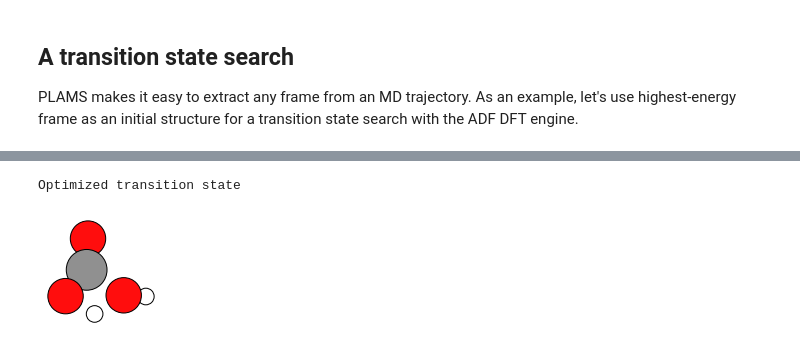
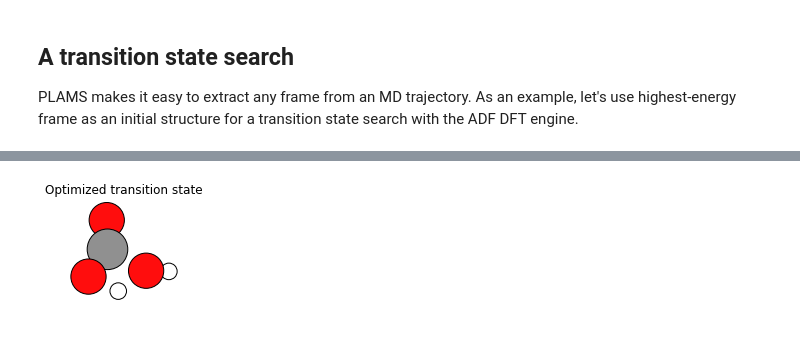
Before and after one commit to patrickmelix/PLAMS, a Jupyter notebook: doc/source/examples/AMSPlumedMD/ams_plumed.ipynb, the cells around one changed output, grey strips where cells are left out. Saved outputs shown, nothing was run; the diff lists cells and outputs as text; code cells hidden in the pictures.

```diff
--- a/doc/source/examples/AMSPlumedMD/ams_plumed.ipynb
+++ b/doc/source/examples/AMSPlumedMD/ams_plumed.ipynb
@@ -192,9 +190,11 @@ ts_job.run();
 # %%
-print("Optimized transition state")
-plot_molecule(ts_job.results.get_main_molecule())
+try:
+    plot_molecule(ts_job.results.get_main_molecule())
+    plt.title("Optimized transition state")
+except NameError:
+    pass
 # %% [output]
-Optimized transition state
-[figure, old version]
+[figure, new version]
 # %%
 print("Frequencies (at a TS there should be 1 imaginary [given as negative])")
 
```
Also changed, not shown: parts of 8 cells of this notebook, 13 other files.
